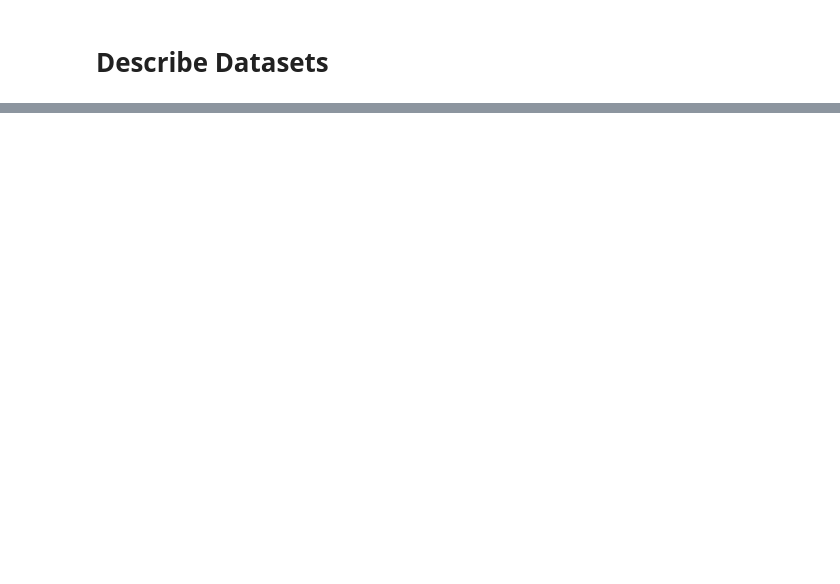
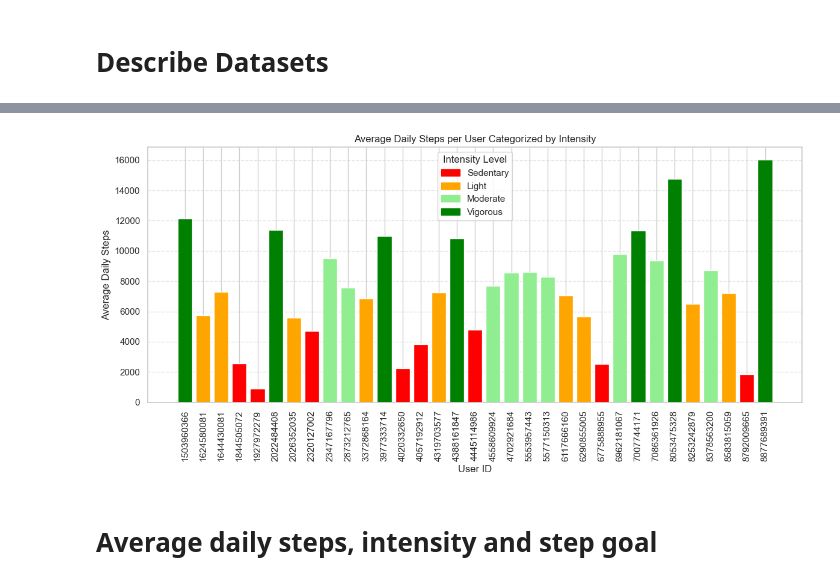
Before and after one commit to koujalgiash/healthcareanalytics101, a Jupyter notebook: kaggle/fitness_trends.ipynb, the cells around one changed output, grey strips where cells are left out. Saved outputs shown, nothing was run; the diff lists cells and outputs as text; code cells hidden in the pictures; blank space fills up the shorter version.

```diff
--- a/kaggle/fitness_trends.ipynb
+++ b/kaggle/fitness_trends.ipynb
@@ -157,0 +195,37 @@ plt.show()
+# %%
+# Bar plot gradient of steps per user
+# TO DO Scale fill gradient on bars
+
+colors = {
+    "Sedentary": "red",
+    "Light": "orange",
+    "Moderate": "lightgreen",
+    "Vigorous": "green"
+}
+
+mean_steps_grouped['Color'] = mean_steps_grouped['Intensity'].map(colors)
+
+plt.figure(figsize=(12, 6))
+bars = plt.bar(
+    mean_steps_grouped['Id'].astype(str),
+    mean_steps_grouped['AverageDailySteps'],
+    color=mean_steps_grouped['Color']
+)
+
+plt.xlabel("User ID")
+plt.ylabel("Average Daily Steps")
+plt.title("Average Daily Steps per User Categorized by Intensity")
+plt.xticks(rotation=90)
+
+# Add legend manually
+legend_labels = list(colors.keys())
+legend_handles = [plt.Rectangle((0, 0), 1, 1, color=colors[label]) for label in legend_labels]
+plt.legend(legend_handles, legend_labels, title="Intensity Level")
+
+plt.tight_layout()
+plt.grid(axis='y', linestyle='--', alpha=0.5)
+plt.show()
+# %% [output]
+[figure, added]
+# %% [markdown]
+# Average daily steps, intensity and step goal
```
Also changed, not shown: parts of 19 cells of this notebook, 4 other files.
